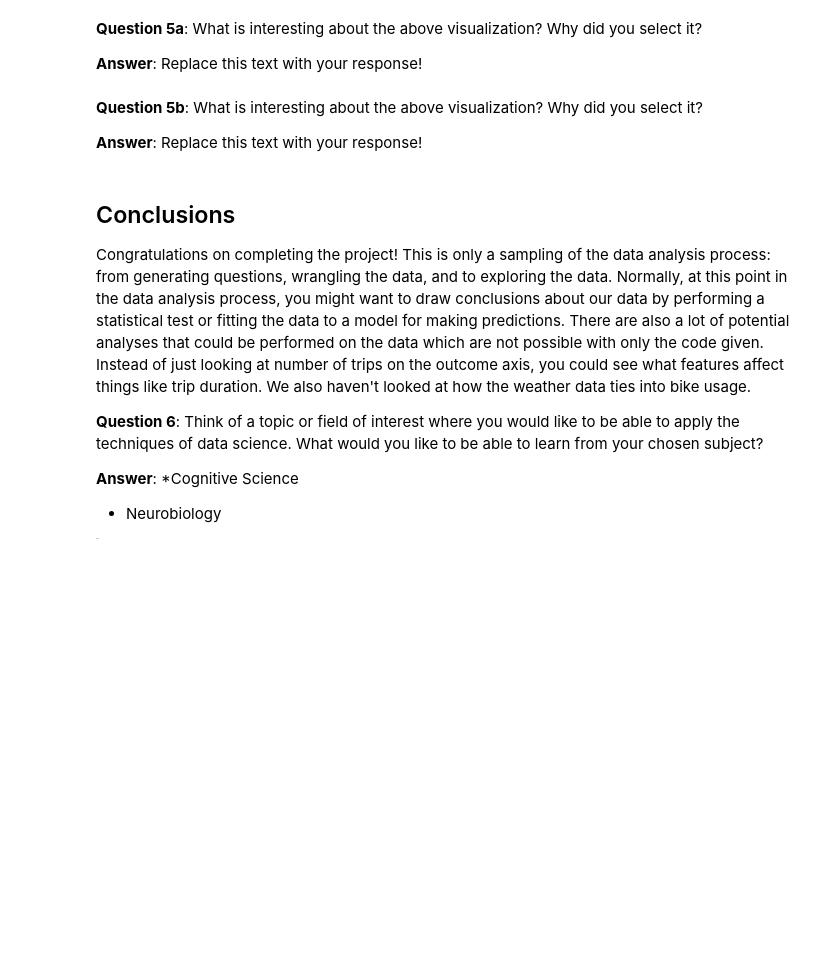
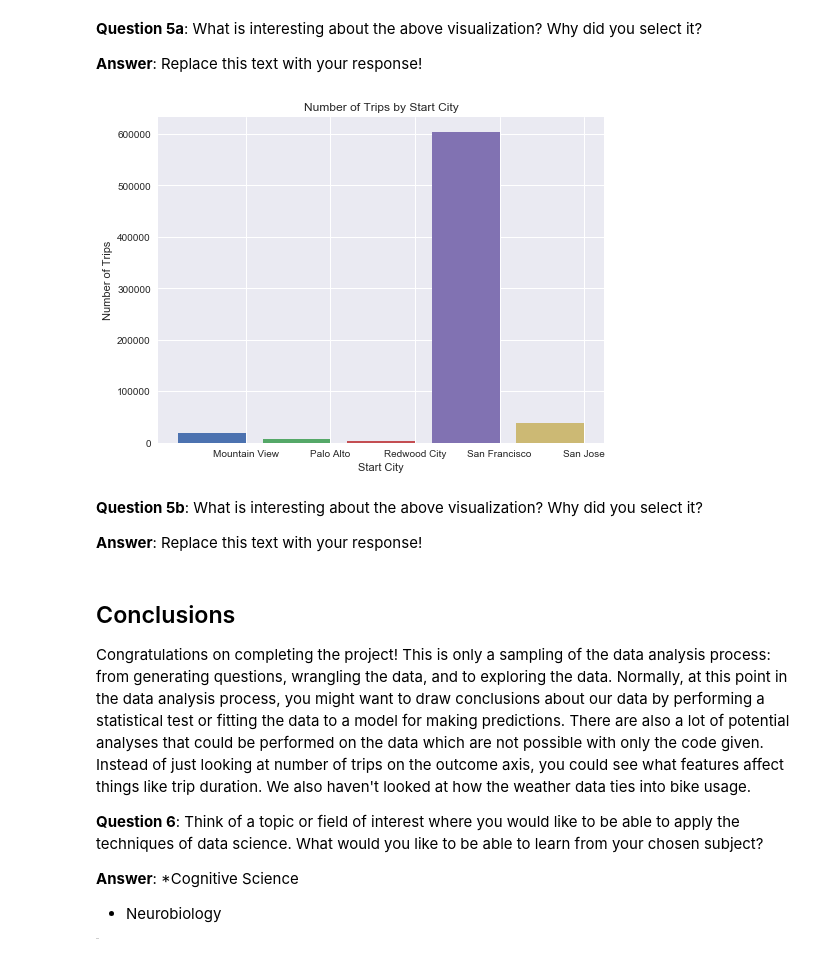
Before and after one commit to dev-RT/Data_Analyst_ND, a Jupyter notebook: BayAreaBike/Bay_Area_Bike_Share_Analysis.ipynb, the cells around one changed output. Cells and saved outputs as stored; diff of their text form; code cells hidden in the pictures; blank space fills up the shorter version.

```diff
--- a/BayAreaBike/Bay_Area_Bike_Share_Analysis.ipynb
+++ b/BayAreaBike/Bay_Area_Bike_Share_Analysis.ipynb
@@ -321,7 +321,9 @@ Exception: No key has been provided. Make sure you provide a variable on which t
 **Answer**: Replace this text with your response!
 # %%
 # Final Plot 2
-usage_plot(trip_data)
+usage_plot(trip_data, 'start_city')
+# %% [output]
+[figure, added]
 # %% [markdown]
 **Question 5b**: What is interesting about the above visualization? Why did you select it?
 
```
Also changed, not shown: parts of 3 cells of this notebook.
